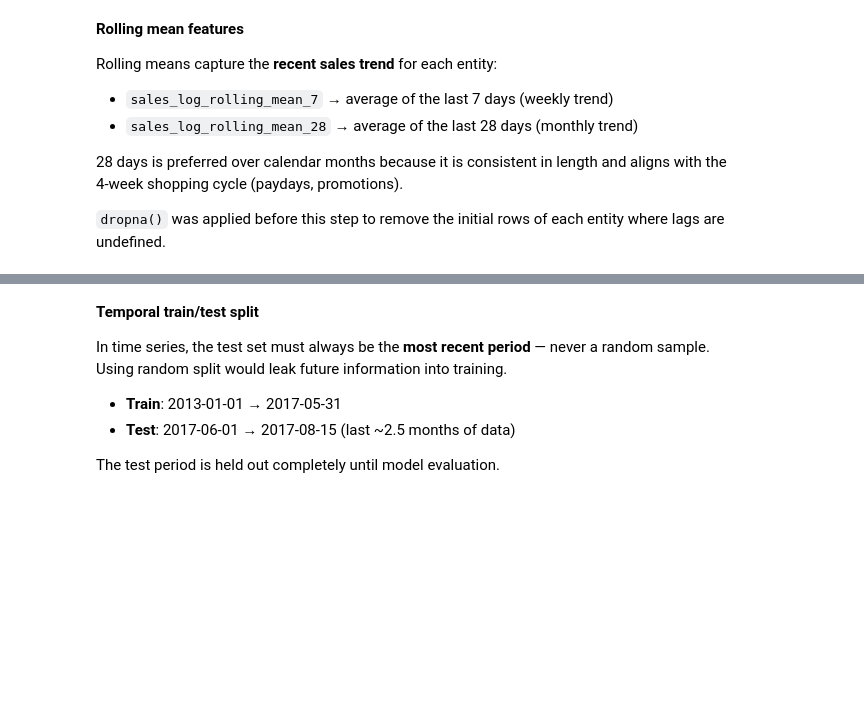
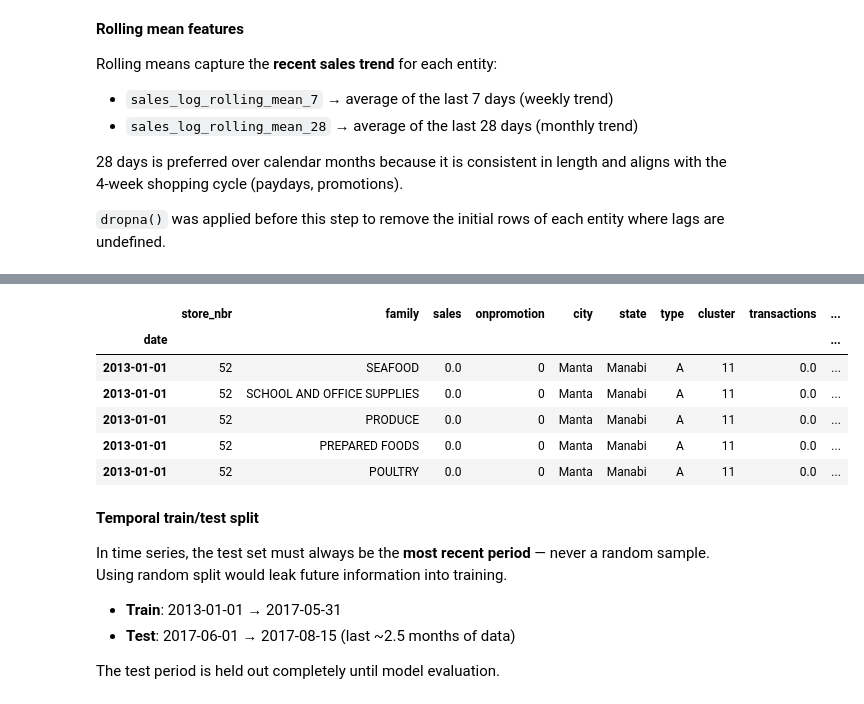
Before and after one commit to AlejandroBeldaFernandez/Store-Sales, a Jupyter notebook: Store Sales.ipynb, the cells around one changed output, grey strips where cells are left out. Drawn from its saved outputs; the diff is of its cells as text; code cells hidden in the pictures; blank space fills up the shorter version.

```diff
--- a/Store Sales.ipynb
+++ b/Store Sales.ipynb
@@ -1341,3 +1343,13 @@ memory usage: 420.1+ MB
+# %%
+store_sales.head()
+# %% [output]
+|  | store_nbr | family | sales | onpromotion | city | state | type | cluster | transactions | ... |
+| date |  |  |  |  |  |  |  |  |  | ... |
+| 2013-01-01 | 52 | SEAFOOD | 0.0 | 0 | Manta | Manabi | A | 11 | 0.0 | ... |
+| 2013-01-01 | 52 | SCHOOL AND OFFICE SUPPLIES | 0.0 | 0 | Manta | Manabi | A | 11 | 0.0 | ... |
+| 2013-01-01 | 52 | PRODUCE | 0.0 | 0 | Manta | Manabi | A | 11 | 0.0 | ... |
+| 2013-01-01 | 52 | PREPARED FOODS | 0.0 | 0 | Manta | Manabi | A | 11 | 0.0 | ... |
+| 2013-01-01 | 52 | POULTRY | 0.0 | 0 | Manta | Manabi | A | 11 | 0.0 | ... |
 # %% [markdown]
 **Temporal train/test split**
 
```
Also changed, not shown: parts of 4 cells of this notebook.
